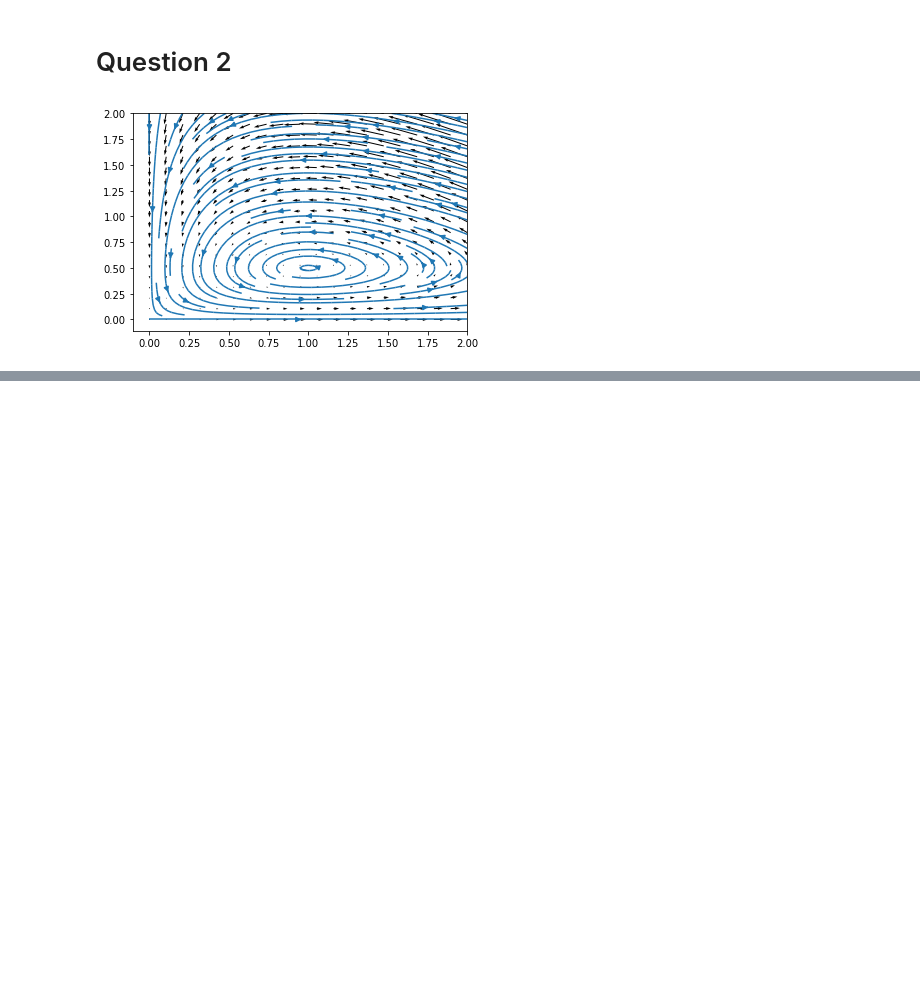
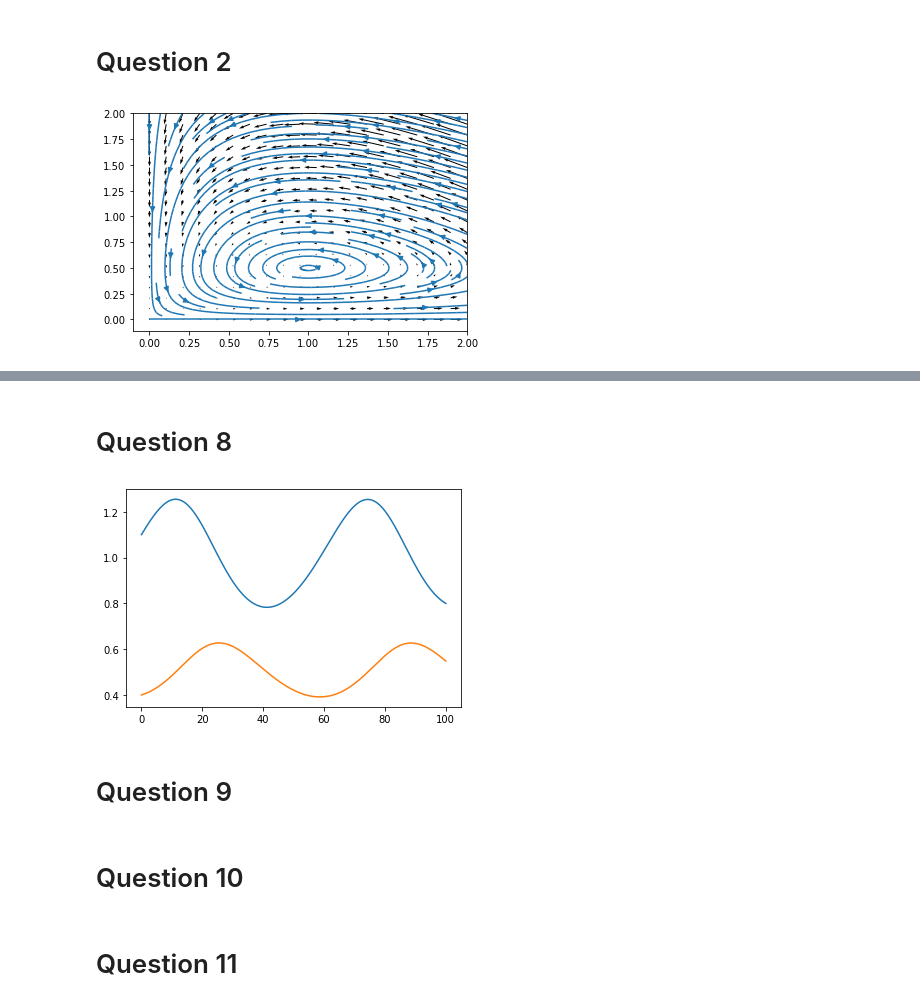
Before and after one commit to jedupau/Projet-numerique2, a Jupyter notebook: Projet-numerique2.ipynb, the cells around one changed output, grey strips where cells are left out. Saved outputs shown, nothing was run; the diff lists cells and outputs as text; code cells hidden in the pictures; blank space fills up the shorter version.

```diff
--- a/Projet-numerique2.ipynb
+++ b/Projet-numerique2.ipynb
@@ -58,0 +132,27 @@ plt.show()
+# %% [markdown]
+# Question 8
+# %%
+def solve_euler_implicit(f, x0, dt, t0, tf, itermax = 100):
+    t = [t0]
+    x = [x0]
+    while t[-1] < tf:
+        t.append(t[-1] + dt)
+        new_x = x[-1]
+        for k in range(itermax):
+            new_x = x[-1] + dt*f(t[-1], new_x)
+        x.append(new_x)
+    t,x = np.array(t), np.array(x)
+    return t, x
+sol = solve_euler_implicit(f, np.array([1.1 ,0.4]), 0.01, 0, 100)
+
+plt.plot(sol[0], sol[1])
+
+plt.show()
+# %% [output]
+[figure, added]
+# %% [markdown]
+# Question 9
+# %% [markdown]
+# Question 10
+# %% [markdown]
+# Question 11
```
Also changed, not shown: parts of 12 cells of this notebook.
